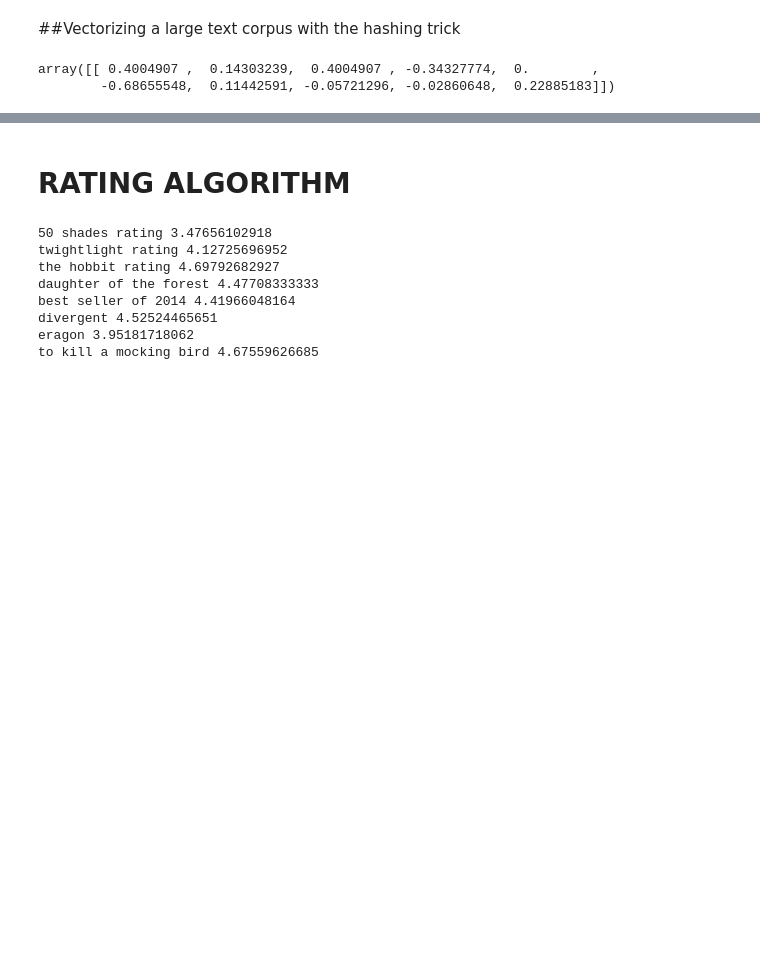
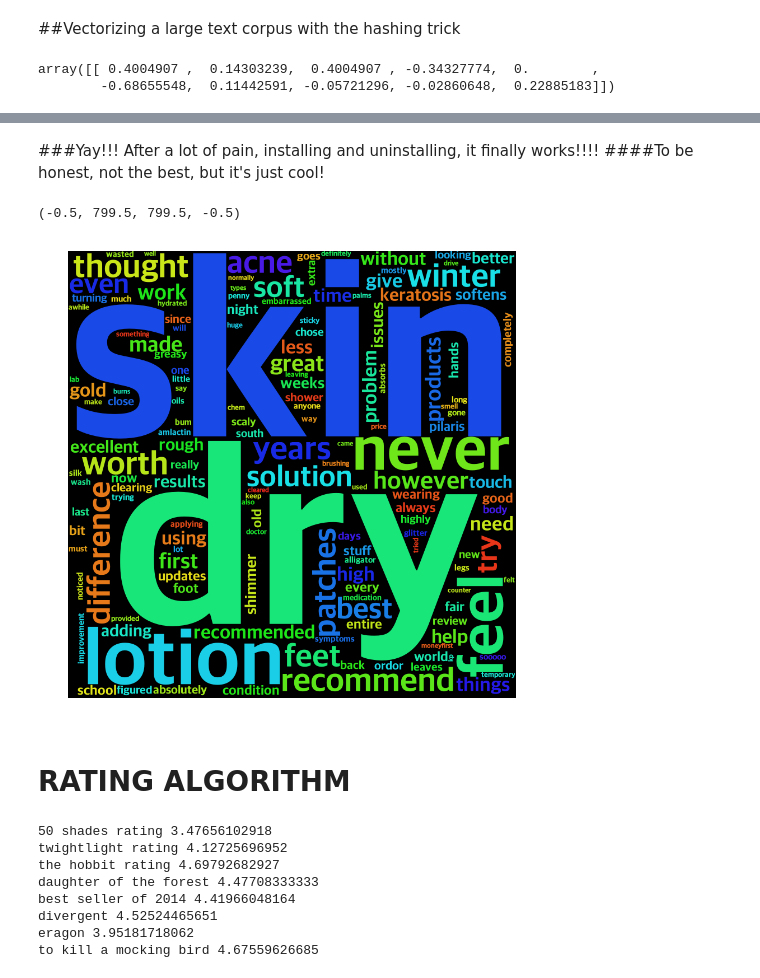
Before and after one commit to chao1981/Beauty-Product-Recommendation-Engine, a Jupyter notebook: Kojak.ipynb, the cells around one changed output, grey strips where cells are left out. Saved outputs shown, nothing was run; the diff lists cells and outputs as text; code cells hidden in the pictures; blank space fills up the shorter version.

```diff
--- a/Kojak.ipynb
+++ b/Kojak.ipynb
@@ -444,3 +458,18 @@ array([[ 0.4004907 ,  0.14303239,  0.4004907 , -0.34327774,  0.        ,
+# %% [markdown]
+###Yay!!! After a lot of pain, installing and uninstalling, it finally works!!!!
+####To be honest, not the best, but it's just cool!
+# %%
+text = '-'.join(summarize(get_b_product(42)['Reviews'])['mean_score_summary'])
+wordcloud = WordCloud(font_path='/Library/Fonts/AppleSDGothicNeo-ExtraBold.otf',
+                      width=800, height=800,
+                      stopwords=STOPWORDS.update(["buy","use",
+                                                  "reviewerID", "helpful"])).generate(text)
+
+plt.imshow(wordcloud)
+plt.axis("off")
+# %% [output]
+(-0.5, 799.5, 799.5, -0.5)
+[figure, added]
 # %% [markdown]
 # RATING ALGORITHM
 # %%
```
Also changed, not shown: parts of 20 cells of this notebook, 1 other file.
